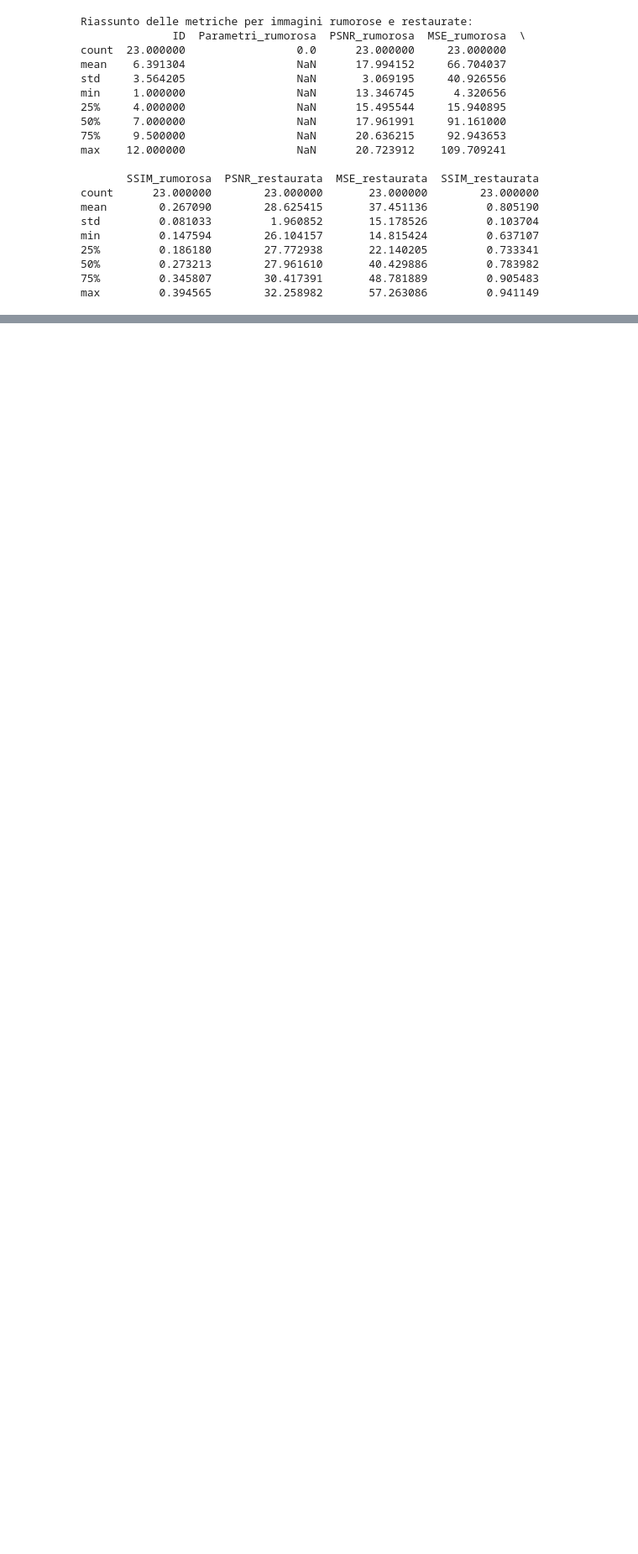
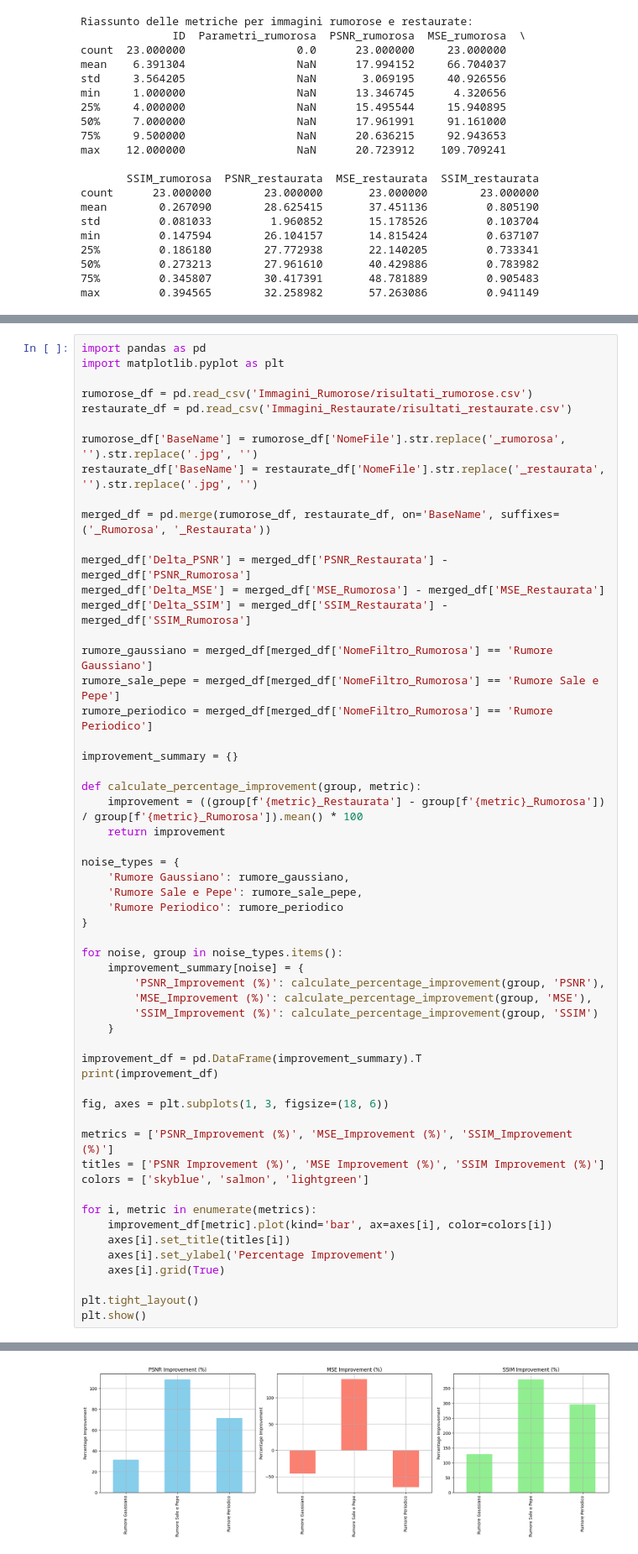
Before and after one commit to manuelgerardzuccaro/MultimediaProject, a Jupyter notebook: Source/AnalisiRumoroseRestaurate.ipynb, the cells around one changed output, grey strips where cells are left out. Shown: that part at 84% size. Cells and saved outputs as stored; diff of their text form; blank space fills up the shorter version.

Commit message:
Add % improvement

```diff
--- a/Source/AnalisiRumoroseRestaurate.ipynb
+++ b/Source/AnalisiRumoroseRestaurate.ipynb
@@ -176,3 +176,60 @@ plt.tight_layout()
 plt.show()
 # %% [output]
 [figure]
+# %%
+import pandas as pd
+import matplotlib.pyplot as plt
+
+rumorose_df = pd.read_csv('Immagini_Rumorose/risultati_rumorose.csv')
+restaurate_df = pd.read_csv('Immagini_Restaurate/risultati_restaurate.csv')
+
+rumorose_df['BaseName'] = rumorose_df['NomeFile'].str.replace('_rumorosa', '').str.replace('.jpg', '')
+restaurate_df['BaseName'] = restaurate_df['NomeFile'].str.replace('_restaurata', '').str.replace('.jpg', '')
+
+merged_df = pd.merge(rumorose_df, restaurate_df, on='BaseName', suffixes=('_Rumorosa', '_Restaurata'))
+
+merged_df['Delta_PSNR'] = merged_df['PSNR_Restaurata'] - merged_df['PSNR_Rumorosa']
+merged_df['Delta_MSE'] = merged_df['MSE_Rumorosa'] - merged_df['MSE_Restaurata']
+merged_df['Delta_SSIM'] = merged_df['SSIM_Restaurata'] - merged_df['SSIM_Rumorosa']
+
+rumore_gaussiano = merged_df[merged_df['NomeFiltro_Rumorosa'] == 'Rumore Gaussiano']
+rumore_sale_pepe = merged_df[merged_df['NomeFiltro_Rumorosa'] == 'Rumore Sale e Pepe']
+rumore_periodico = merged_df[merged_df['NomeFiltro_Rumorosa'] == 'Rumore Periodico']
+
+improvement_summary = {}
+
+def calculate_percentage_improvement(group, metric):
+    improvement = ((group[f'{metric}_Restaurata'] - group[f'{metric}_Rumorosa']) / group[f'{metric}_Rumorosa']).mean() * 100
+    return improvement
+
+noise_types = {
+    'Rumore Gaussiano': rumore_gaussiano,
+    'Rumore Sale e Pepe': rumore_sale_pepe,
+    'Rumore Periodico': rumore_periodico
+}
+
+for noise, group in noise_types.items():
+    improvement_summary[noise] = {
+        'PSNR_Improvement (%)': calculate_percentage_improvement(group, 'PSNR'),
+        'MSE_Improvement (%)': calculate_percentage_improvement(group, 'MSE'),
+        'SSIM_Improvement (%)': calculate_percentage_improvement(group, 'SSIM')
+    }
+
+improvement_df = pd.DataFrame(improvement_summary).T
+print(improvement_df)
+
+fig, axes = plt.subplots(1, 3, figsize=(18, 6))
+
+metrics = ['PSNR_Improvement (%)', 'MSE_Improvement (%)', 'SSIM_Improvement (%)']
+titles = ['PSNR Improvement (%)', 'MSE Improvement (%)', 'SSIM Improvement (%)']
+colors = ['skyblue', 'salmon', 'lightgreen']
+
+for i, metric in enumerate(metrics):
+    improvement_df[metric].plot(kind='bar', ax=axes[i], color=colors[i])
+    axes[i].set_title(titles[i])
+    axes[i].set_ylabel('Percentage Improvement')
+    axes[i].grid(True)
+
+plt.tight_layout()
+plt.show()
+# %% [output]
@@ -178,0 +245 @@ plt.show()
+[figure, added]
```
Also changed, not shown: parts of 1 cell of this notebook.
